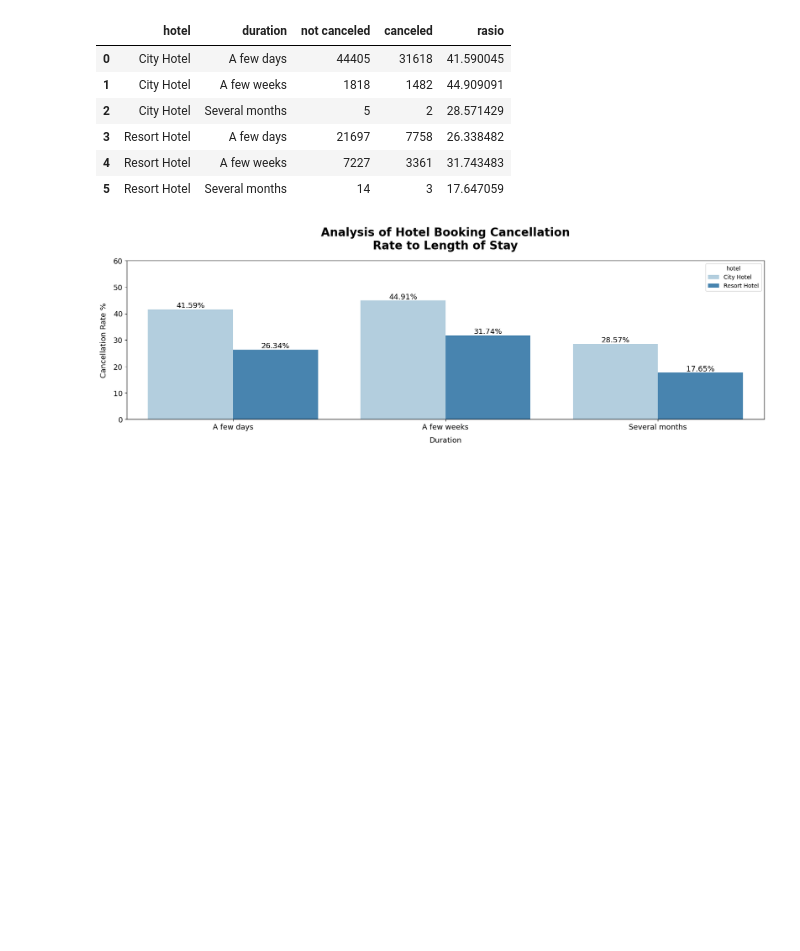
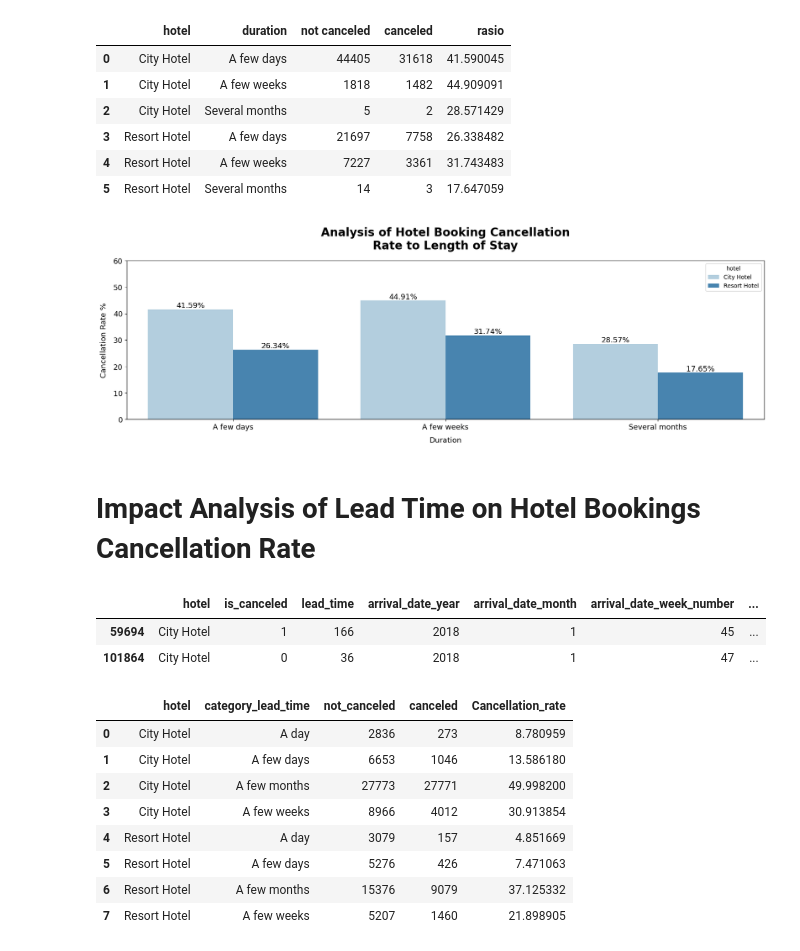
Before and after one commit to AnCodingML/Investigate_Hotel_Business_using_Data_Visualization, a Jupyter notebook: Investigate_Hotel_Business_using_Data_Visualization.ipynb, the cells around one changed output. Saved outputs shown, nothing was run; the diff lists cells and outputs as text; code cells hidden in the pictures; blank space fills up the shorter version.

```diff
--- a/Investigate_Hotel_Business_using_Data_Visualization.ipynb
+++ b/Investigate_Hotel_Business_using_Data_Visualization.ipynb
@@ -384,3 +336,11 @@ plt.ylim(0,60)
 plt.show()
 # %% [output]
 [figure]
+# %% [markdown]
+# Impact Analysis of Lead Time on Hotel Bookings Cancellation Rate
+# %%
+df.head(2)
+# %% [output]
+|  | hotel | is_canceled | lead_time | arrival_date_year | arrival_date_month | arrival_date_week_number | ... |
+| 59694 | City Hotel | 1 | 166 | 2018 | 1 | 45 | ... |
+| 101864 | City Hotel | 0 | 36 | 2018 | 1 | 47 | ... |
@@ -386,0 +349,17 @@ plt.show()
+# %%
+x = df[df['is_canceled'] == 0].groupby(['hotel','category_lead_time'])['is_canceled'].count().reset_index()
+y = df[df['is_canceled'] == 1].groupby(['hotel','category_lead_time'])['is_canceled'].count().reset_index()
+x['canceled'] = y['is_canceled']
+x = x.rename(columns={'is_canceled': 'not_canceled'})
+x['Cancellation_rate'] = x['canceled']/(x['not_canceled'] +x['canceled']) * 100
+x
+# %% [output]
+|  | hotel | category_lead_time | not_canceled | canceled | Cancellation_rate |
+| 0 | City Hotel | A day | 2836 | 273 | 8.780959 |
+| 1 | City Hotel | A few days | 6653 | 1046 | 13.586180 |
+| 2 | City Hotel | A few months | 27773 | 27771 | 49.998200 |
+| 3 | City Hotel | A few weeks | 8966 | 4012 | 30.913854 |
+| 4 | Resort Hotel | A day | 3079 | 157 | 4.851669 |
+| 5 | Resort Hotel | A few days | 5276 | 426 | 7.471063 |
+| 6 | Resort Hotel | A few months | 15376 | 9079 | 37.125332 |
+| 7 | Resort Hotel | A few weeks | 5207 | 1460 | 21.898905 |
```
Also changed, not shown: parts of 5 cells of this notebook.
